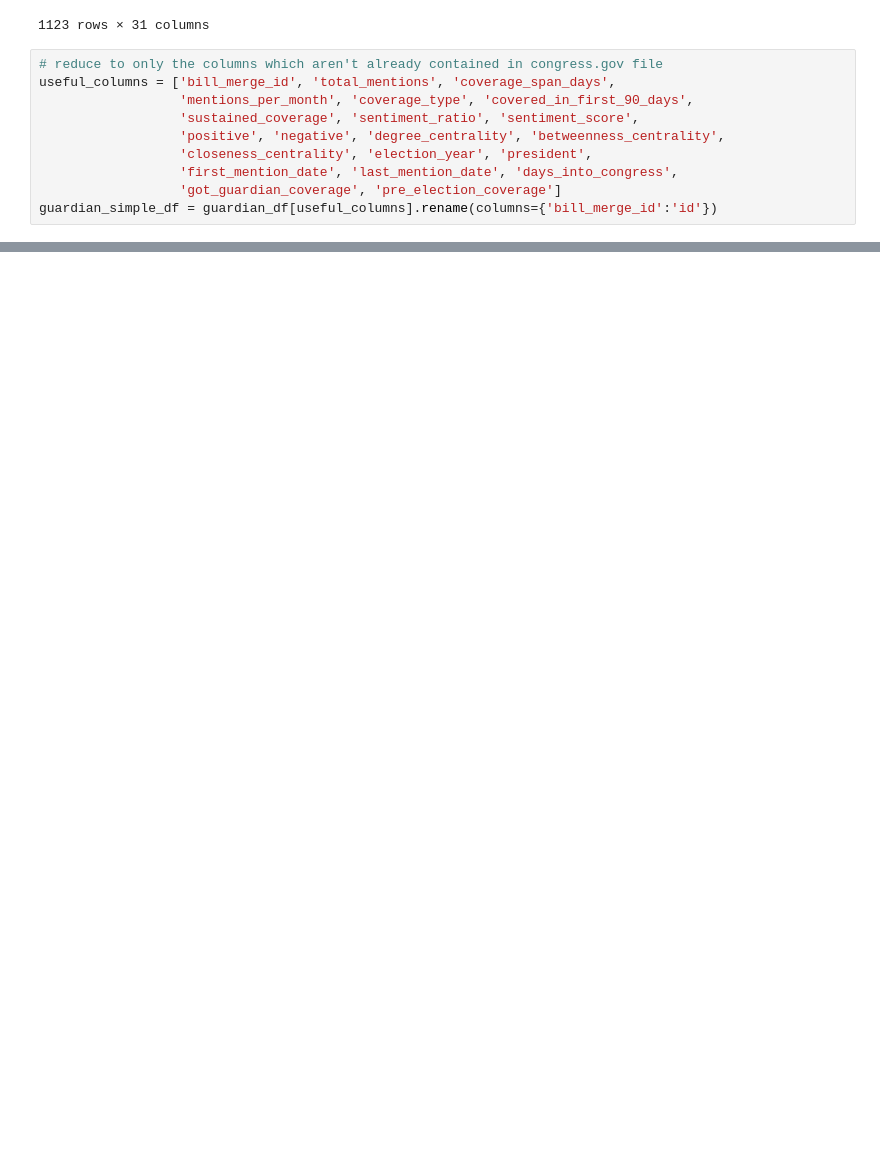
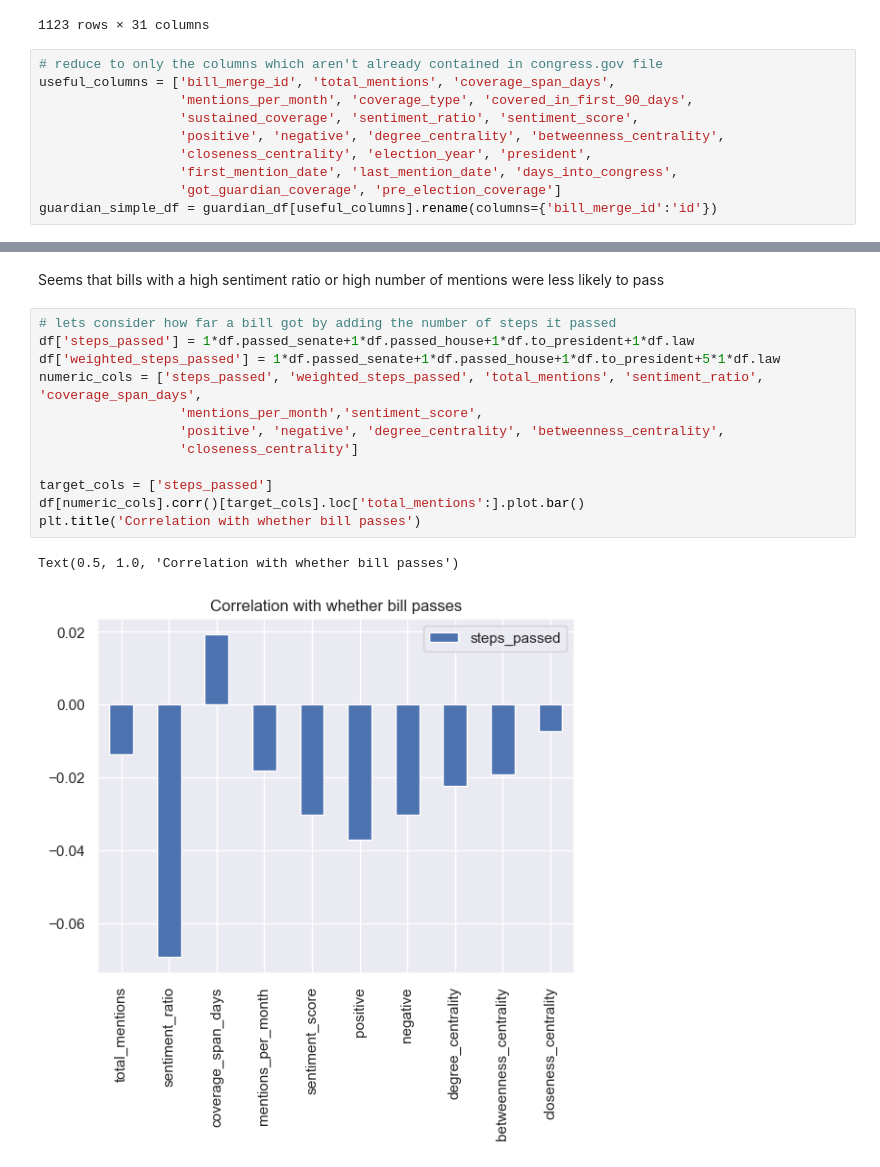
Before and after one commit to Erdos-Projects/fall-2025-will-the-bill-make-it-through-capitol-hill, a Jupyter notebook: Data/notebooks/bills_eda.ipynb, the cells around one changed output, grey strips where cells are left out. Cells and saved outputs as stored; diff of their text form; blank space fills up the shorter version.

```diff
--- a/Data/notebooks/bills_eda.ipynb
+++ b/Data/notebooks/bills_eda.ipynb
@@ -84,0 +90,17 @@ df
+# %% [markdown]
+Seems that bills with a high sentiment ratio or high number of mentions were less likely to pass
+# %%
+# lets consider how far a bill got by adding the number of steps it passed
+df['steps_passed'] = 1*df.passed_senate+1*df.passed_house+1*df.to_president+1*df.law
+df['weighted_steps_passed'] = 1*df.passed_senate+1*df.passed_house+1*df.to_president+5*1*df.law
+numeric_cols = ['steps_passed', 'weighted_steps_passed', 'total_mentions', 'sentiment_ratio', 'coverage_span_days',
+                  'mentions_per_month','sentiment_score',
+                  'positive', 'negative', 'degree_centrality', 'betweenness_centrality',
+                  'closeness_centrality']
+
+target_cols = ['steps_passed']
+df[numeric_cols].corr()[target_cols].loc['total_mentions':].plot.bar()
+plt.title('Correlation with whether bill passes')
+# %% [output]
+Text(0.5, 1.0, 'Correlation with whether bill passes')
+[figure, added]
```
Also changed, not shown: parts of 12 cells of this notebook, 1 other file.
